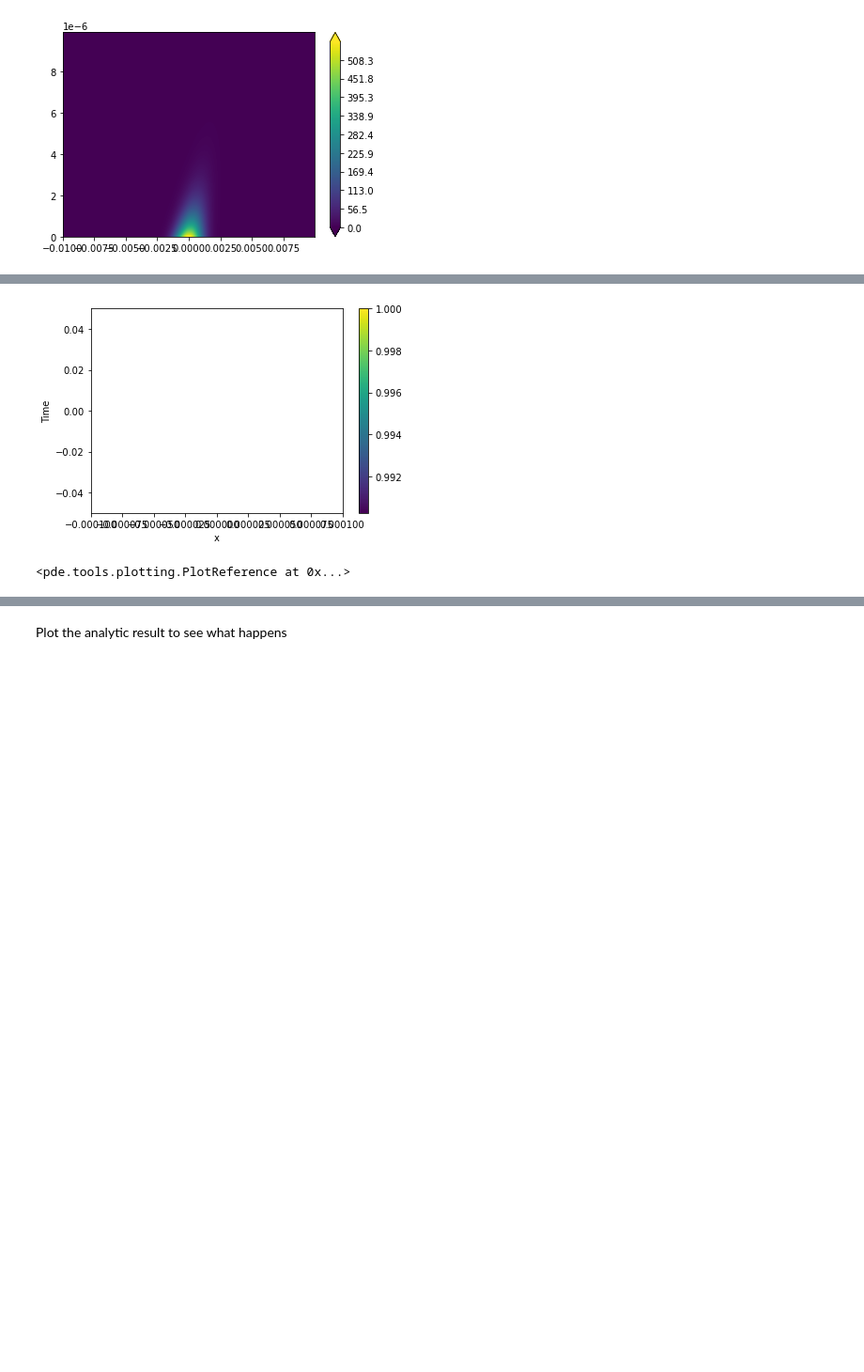
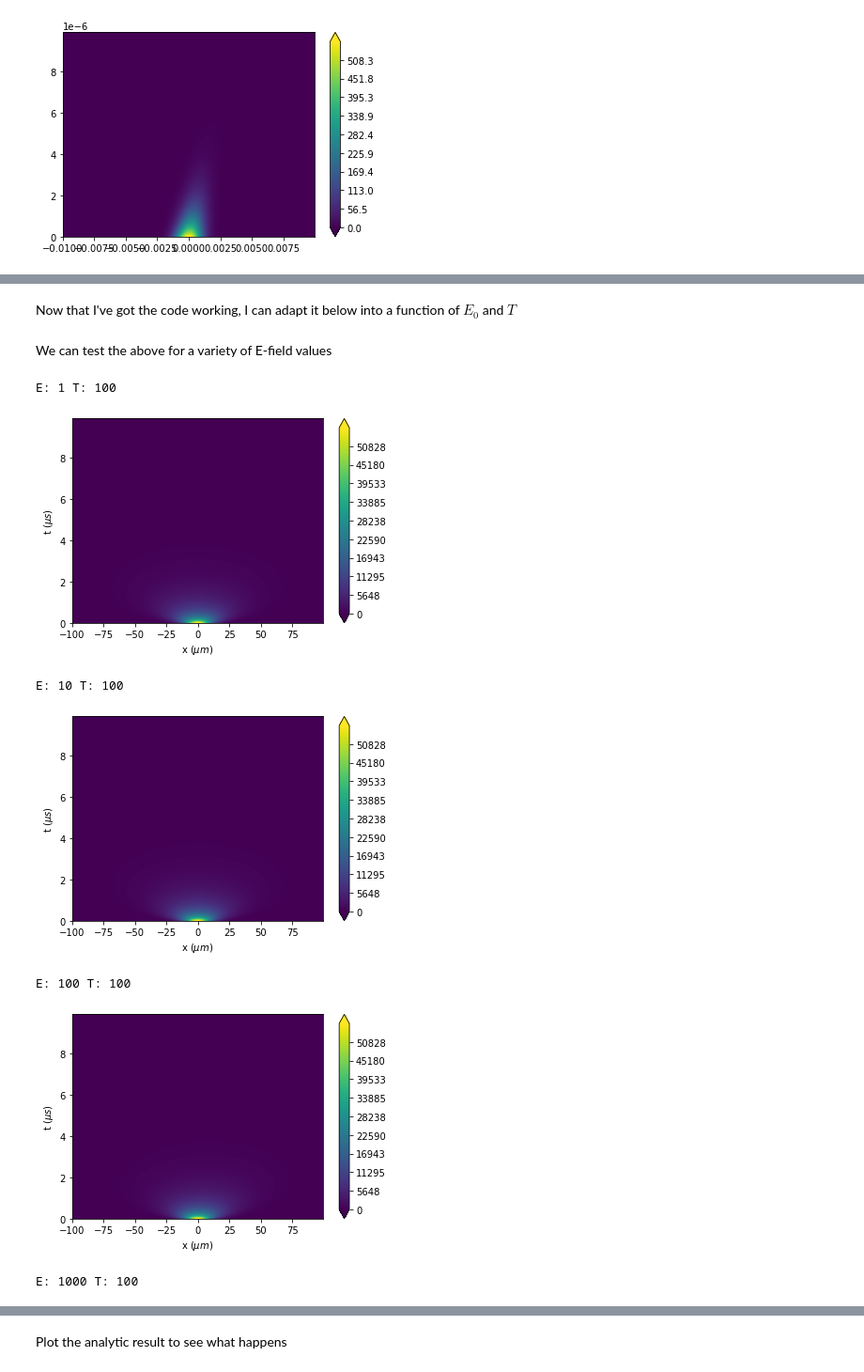
Before and after one commit to joshedmundson/PH4044-Tutorial-Sheet-3, a Jupyter notebook: PH4044 Tutorial Sheet 3.ipynb, the cells around one changed output, grey strips where cells are left out. Shown at 94% size. Drawn from its saved outputs; the diff is of its cells as text; code cells hidden in the pictures; blank space fills up the shorter version.

```diff
--- a/PH4044 Tutorial Sheet 3.ipynb
+++ b/PH4044 Tutorial Sheet 3.ipynb
@@ -394,35 +153,2 @@ pde.plot_kymograph(storage)
-# %%
-# We can us the py-pde library to solve the differential equation
-import pde
-
-x_bound = 1e-4
-y_bound = 1e-4
-dt = y_bound*1e-2
-
-# Define all the constants in the equation
-mu_p = 300e-4 # m^2 V^-1 s^-1
-T = 10 # K
-E_0 = 10 # J
-tau_p = 1e-6 # s
-e = 1.6e-19 # C
-D_p = (mu_p * k_B * T) / e # I think units are Q m^2 s-1 though this doesn't make sense if J is current density.
-
-# Set up a grid of cartesian coordinates for the equation to solve
-grid = pde.CartesianGrid([[-x_bound, x_bound]], [101])
-
-sigma = 1e-6
-
-# Set up a Scalar Field which will correspond to the excess carriers
-#delta_p = pde.ScalarField(grid, data=data)
-delta_p = pde.ScalarField.from_expression(grid, f"exp(-x**2/{sigma})")
-# Now we can encode the partial differential equation (notes below on the formatting)
-# eq = pde.PDE({"p": "D_p * d2_dx2(p) - mu_p * E_0 * d_dx(p) - p / tau_p"}, consts=constants)
-eq = pde.PDE({"p": f"{D_p}*(d2_dx2(p)) - {mu_p*E_0}*(d_dx(p)) - (p / {tau_p})"})
-# And solve
-storage = pde.MemoryStorage()
-result = eq.solve(delta_p, t_range=y_bound, dt = y_bound/100, tracker=storage.tracker(0.1))
-
-pde.plot_kymograph(storage)
-# %% [output]
-[figure, removed]
-<pde.tools.plotting.PlotReference at 0x...>
+# %% [markdown]
+Now that I've got the code working, I can adapt it below into a function of $E_0$ and $T$
@@ -428,0 +227,16 @@ pde.plot_kymograph(storage)
+# %% [markdown]
+We can test the above for a variety of E-field values
+# %%
+for index in range(4):
+    E = 10**index
+    T = 100
+    print(f"E: {E}", f"T: {T}")
+    system(E, T, 1e10, x_bound=1e-4, t_start=0, mxsteps=5000)
+# %% [output]
+E: 1 T: 100
+[figure, added]
+E: 10 T: 100
+[figure, added]
+E: 100 T: 100
+[figure, added]
+E: 1000 T: 100
```
Also changed, not shown: parts of 24 cells of this notebook, 1 other file.
